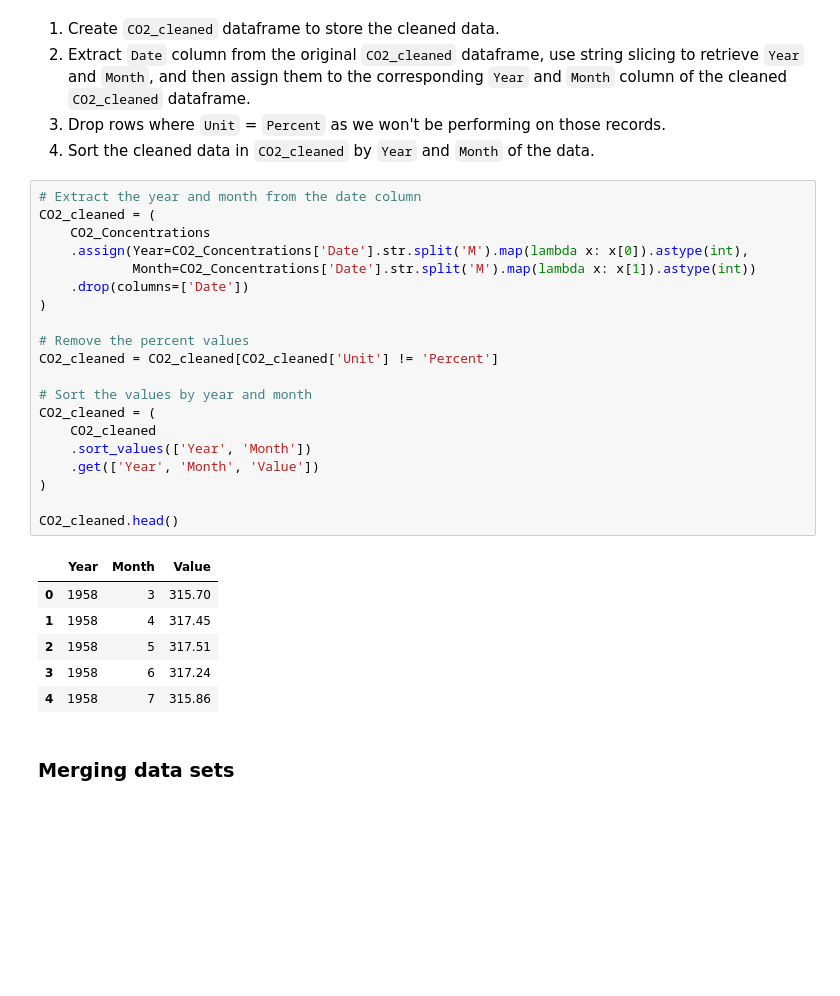
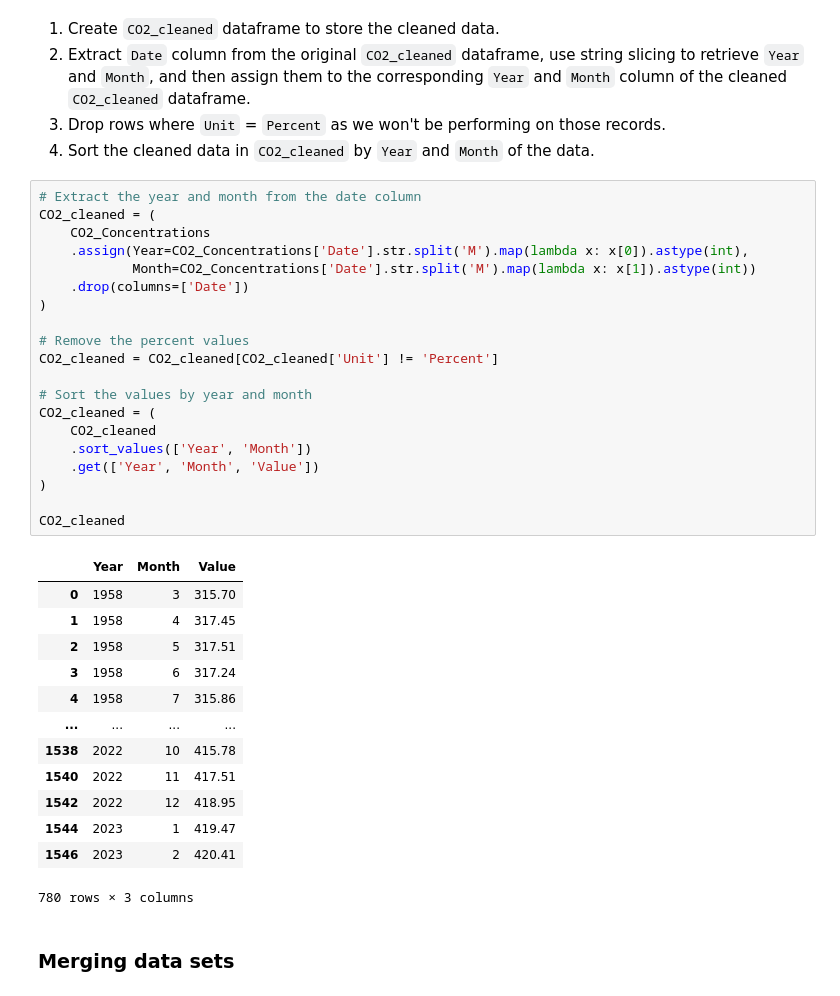
Before and after one commit to daphneyyy/COGS108_FinalProject, a Jupyter notebook: DataCheckpointGroup_Sp23_Project_Group_12.ipynb, the cells around one changed output. Cells and saved outputs as stored; diff of their text form; blank space fills up the shorter version.

```diff
--- a/DataCheckpointGroup_Sp23_Project_Group_12.ipynb
+++ b/DataCheckpointGroup_Sp23_Project_Group_12.ipynb
@@ -170,30 +170,37 @@ temp_change_cleaned.head()
 # %%
 # Extract the year and month from the date column
 CO2_cleaned = (
     CO2_Concentrations
     .assign(Year=CO2_Concentrations['Date'].str.split('M').map(lambda x: x[0]).astype(int),
             Month=CO2_Concentrations['Date'].str.split('M').map(lambda x: x[1]).astype(int))
     .drop(columns=['Date'])
 )
 
 # Remove the percent values
 CO2_cleaned = CO2_cleaned[CO2_cleaned['Unit'] != 'Percent']
 
 # Sort the values by year and month
 CO2_cleaned = (
     CO2_cleaned
     .sort_values(['Year', 'Month'])
     .get(['Year', 'Month', 'Value'])
 )
 
-CO2_cleaned.head()
+CO2_cleaned
 # %% [output]
 |  | Year | Month | Value |
 | 0 | 1958 | 3 | 315.70 |
 | 1 | 1958 | 4 | 317.45 |
 | 2 | 1958 | 5 | 317.51 |
 | 3 | 1958 | 6 | 317.24 |
 | 4 | 1958 | 7 | 315.86 |
+| ... | ... | ... | ... |
+| 1538 | 2022 | 10 | 415.78 |
+| 1540 | 2022 | 11 | 417.51 |
+| 1542 | 2022 | 12 | 418.95 |
+| 1544 | 2023 | 1 | 419.47 |
+| 1546 | 2023 | 2 | 420.41 |
+780 rows × 3 columns
 # %% [markdown]
 ### Merging data sets
 # %% [markdown]
```
Also changed, not shown: parts of 2 cells of this notebook.
